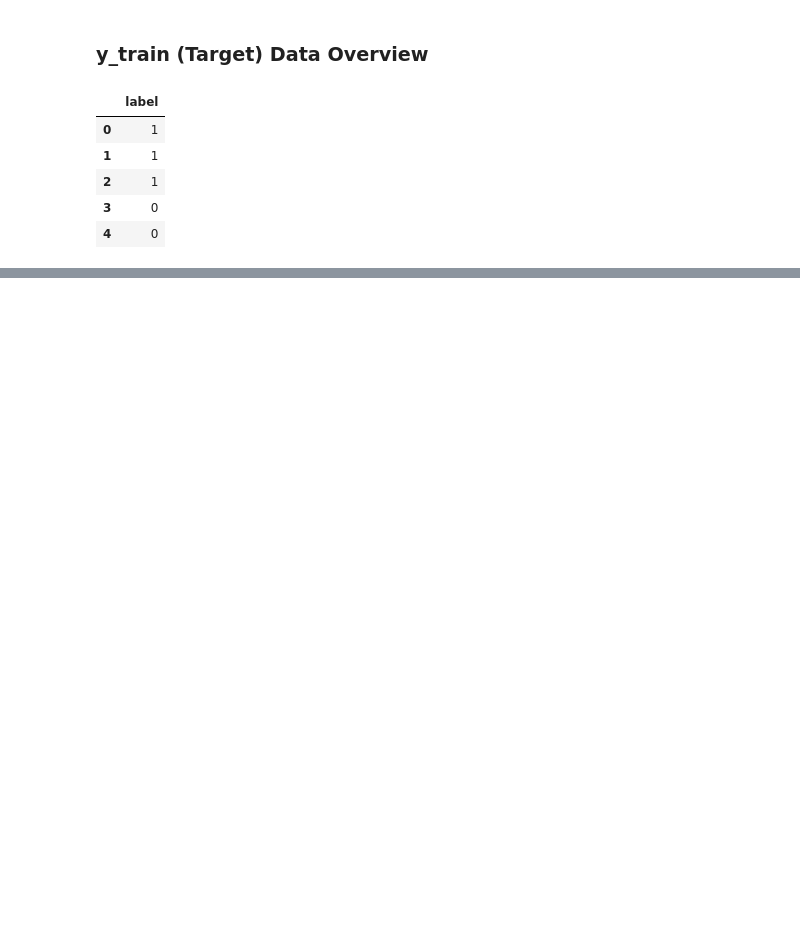
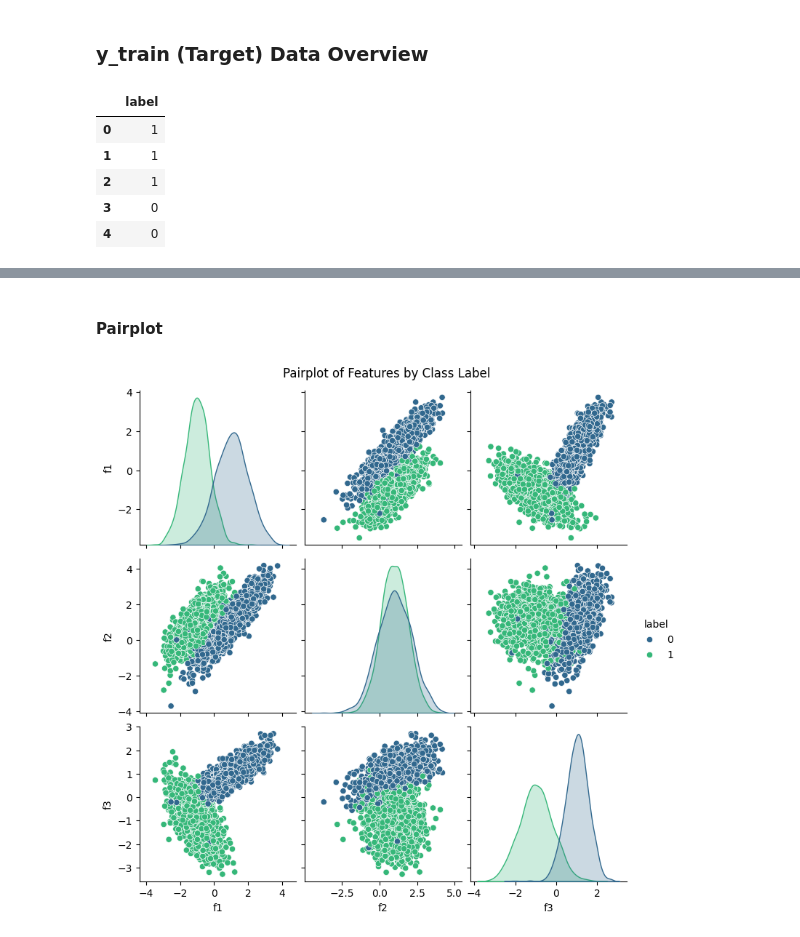
Before and after one commit to PRIYANSHUKUMAWAT1906/PRML_course_project-, a Jupyter notebook: main.ipynb, the cells around one changed output, grey strips where cells are left out. Saved outputs shown, nothing was run; the diff lists cells and outputs as text; code cells hidden in the pictures; blank space fills up the shorter version.

```diff
--- a/main.ipynb
+++ b/main.ipynb
@@ -29,0 +153,9 @@ display(y_train.head())
+# %% [markdown]
+#### Pairplot
+# %%
+sns.pairplot(df_combined, hue='label', diag_kind='kde', palette='viridis')
+plt.suptitle('Pairplot of Features by Class Label', y=1.02) # Adjust suptitle position
+plt.savefig(os.path.join(plots_dir, 'pairplot.png'))
+plt.show()
+# %% [output]
+[figure, added]
```
Also changed, not shown: parts of 33 cells of this notebook.
